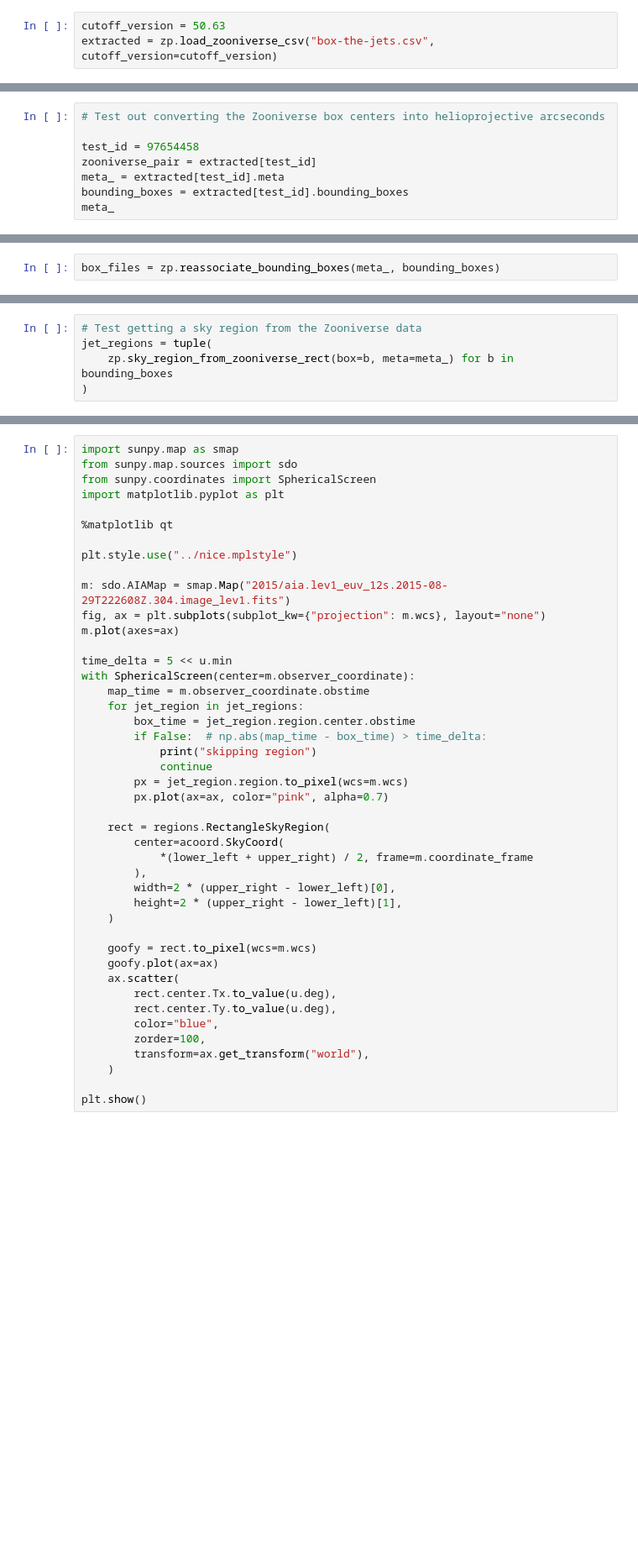
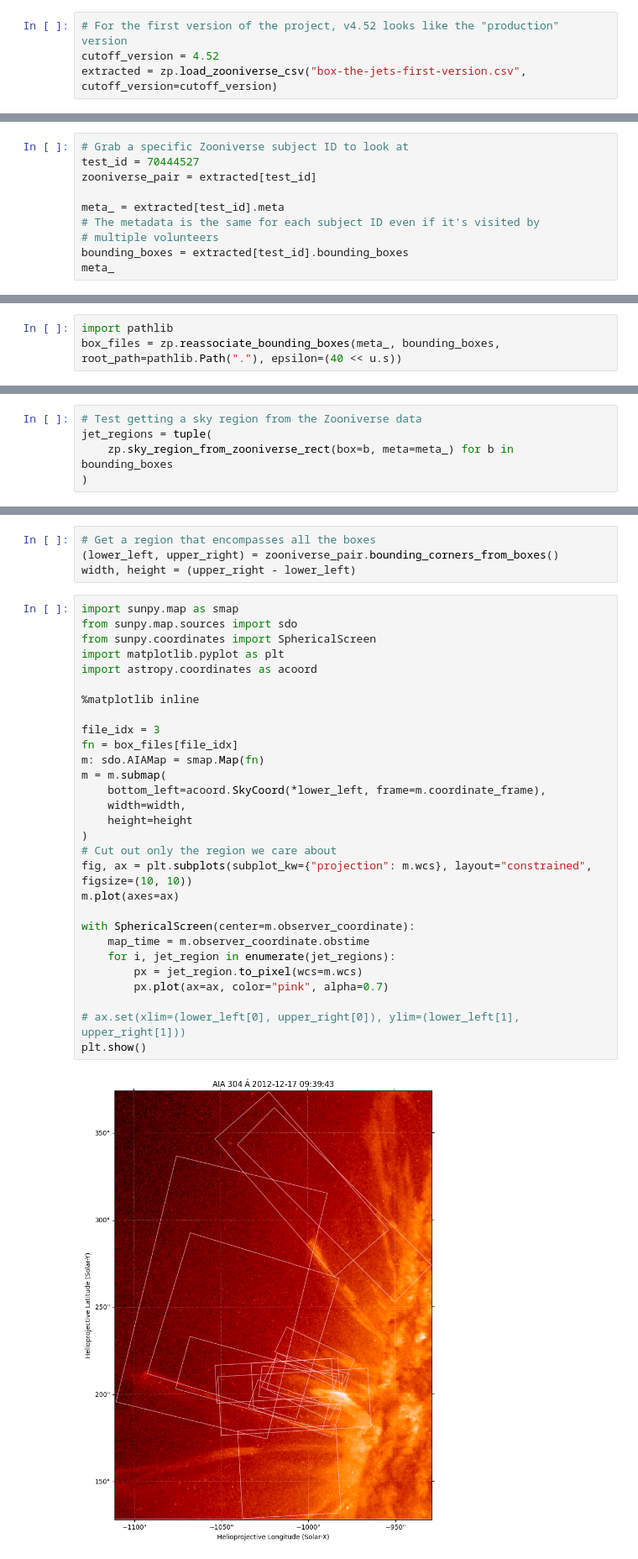
Before and after one commit to settwi/helioml-jets, a Jupyter notebook: data/raw_analysis/boxes-straight-from-zooniverse.ipynb, the cells around one changed output, grey strips where cells are left out. Shown at 84% size. Saved outputs shown, nothing was run; the diff lists cells and outputs as text; blank space fills up the shorter version.

```diff
--- a/data/raw_analysis/boxes-straight-from-zooniverse.ipynb
+++ b/data/raw_analysis/boxes-straight-from-zooniverse.ipynb
@@ -29,5 +29,6 @@ import regions
 
 import zooniverse_processing as zp
 # %%
-cutoff_version = 50.63
-extracted = zp.load_zooniverse_csv("box-the-jets.csv", cutoff_version=cutoff_version)
+# For the first version of the project, v4.52 looks like the "production" version
+cutoff_version = 4.52
+extracted = zp.load_zooniverse_csv("box-the-jets-first-version.csv", cutoff_version=cutoff_version)
@@ -40,9 +35,11 @@ for id_, e in extracted.items():
 # %%
-# Test out converting the Zooniverse box centers into helioprojective arcseconds
+# Grab a specific Zooniverse subject ID to look at
+test_id = 70444527
+zooniverse_pair = extracted[test_id]
 
-test_id = 97654458
-zooniverse_pair = extracted[test_id]
 meta_ = extracted[test_id].meta
+# The metadata is the same for each subject ID even if it's visited by
+# multiple volunteers
 bounding_boxes = extracted[test_id].bounding_boxes
 meta_
 # %% [output]
@@ -69,3 +63,4 @@ meta_
 # %%
-box_files = zp.reassociate_bounding_boxes(meta_, bounding_boxes)
+import pathlib
+box_files = zp.reassociate_bounding_boxes(meta_, bounding_boxes, root_path=pathlib.Path("."), epsilon=(40 << u.s))
 # %%
@@ -86,44 +76,35 @@ lower_left, upper_right = zooniverse_pair.bounding_corners_from_boxes()
+# %%
+# Get a region that encompasses all the boxes
+(lower_left, upper_right) = zooniverse_pair.bounding_corners_from_boxes()
+width, height = (upper_right - lower_left)
 # %%
 import sunpy.map as smap
 from sunpy.map.sources import sdo
 from sunpy.coordinates import SphericalScreen
 import matplotlib.pyplot as plt
+import astropy.coordinates as acoord
 
-%matplotlib qt
+%matplotlib inline
 
-plt.style.use("../nice.mplstyle")
-
-m: sdo.AIAMap = smap.Map("2015/aia.lev1_euv_12s.2015-08-29T222608Z.304.image_lev1.fits")
-fig, ax = plt.subplots(subplot_kw={"projection": m.wcs}, layout="none")
+file_idx = 3
+fn = box_files[file_idx]
+m: sdo.AIAMap = smap.Map(fn)
+m = m.submap(
+    bottom_left=acoord.SkyCoord(*lower_left, frame=m.coordinate_frame),
+    width=width,
+    height=height
+)
+# Cut out only the region we care about
+fig, ax = plt.subplots(subplot_kw={"projection": m.wcs}, layout="constrained", figsize=(10, 10))
 m.plot(axes=ax)
 
-time_delta = 5 << u.min
 with SphericalScreen(center=m.observer_coordinate):
     map_time = m.observer_coordinate.obstime
-    for jet_region in jet_regions:
-        box_time = jet_region.region.center.obstime
-        if False:  # np.abs(map_time - box_time) > time_delta:
-            print("skipping region")
-            continue
-        px = jet_region.region.to_pixel(wcs=m.wcs)
+    for i, jet_region in enumerate(jet_regions):
+        px = jet_region.to_pixel(wcs=m.wcs)
         px.plot(ax=ax, color="pink", alpha=0.7)
 
-    rect = regions.RectangleSkyRegion(
-        center=acoord.SkyCoord(
-            *(lower_left + upper_right) / 2, frame=m.coordinate_frame
-        ),
-        width=2 * (upper_right - lower_left)[0],
-        height=2 * (upper_right - lower_left)[1],
-    )
-
-    goofy = rect.to_pixel(wcs=m.wcs)
-    goofy.plot(ax=ax)
-    ax.scatter(
-        rect.center.Tx.to_value(u.deg),
-        rect.center.Ty.to_value(u.deg),
-        color="blue",
-        zorder=100,
-        transform=ax.get_transform("world"),
-    )
-
+# ax.set(xlim=(lower_left[0], upper_right[0]), ylim=(lower_left[1], upper_right[1]))
 plt.show()
+# %% [output]
+[figure, added]
```
Also changed, not shown: parts of 8 cells of this notebook, 1 other file.
